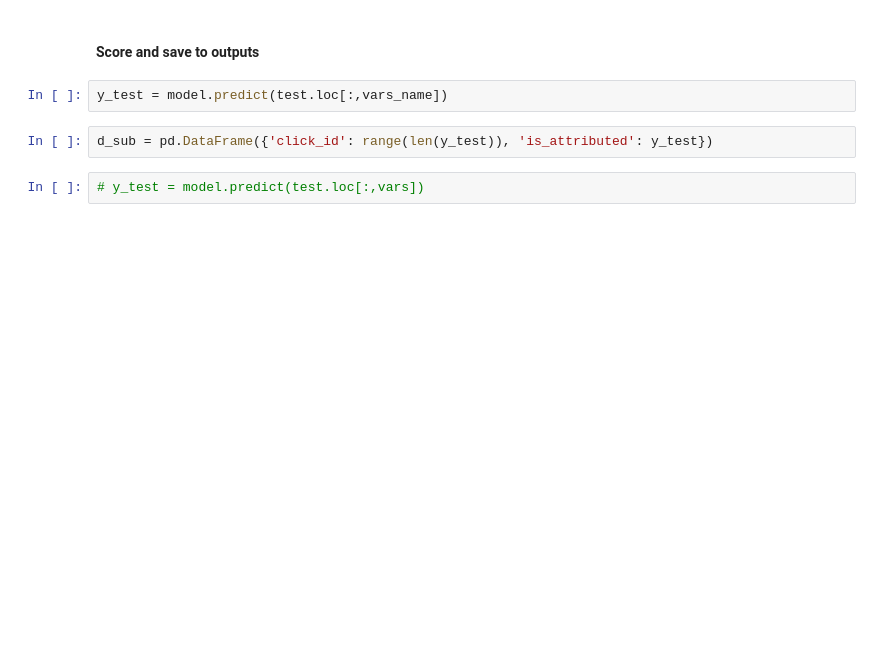
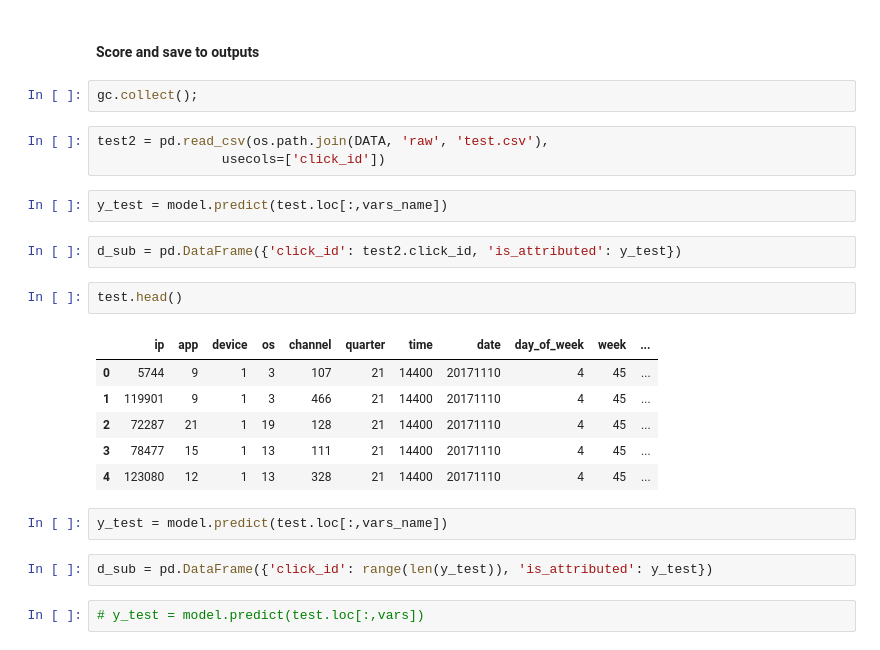
Before and after one commit to toni057/adtracking, a Jupyter notebook: notebooks/02-fitting-lgb-1.ipynb, the cells around one changed output. Saved outputs shown, nothing was run; the diff lists cells and outputs as text; blank space fills up the shorter version.

```diff
--- a/notebooks/02-fitting-lgb-1.ipynb
+++ b/notebooks/02-fitting-lgb-1.ipynb
@@ -287,5 +241,23 @@ print('[{}] Finished LGBM Training'.format(time.time() - start_time))
 # %% [markdown]
 #### Score and save to outputs
+# %%
+gc.collect();
+# %%
+test2 = pd.read_csv(os.path.join(DATA, 'raw', 'test.csv'),
+                usecols=['click_id'])
+# %%
+y_test = model.predict(test.loc[:,vars_name])
+# %%
+d_sub = pd.DataFrame({'click_id': test2.click_id, 'is_attributed': y_test})
+# %%
+test.head()
+# %% [output]
+|  | ip | app | device | os | channel | quarter | time | date | day_of_week | week | ... |
+| 0 | 5744 | 9 | 1 | 3 | 107 | 21 | 14400 | 20171110 | 4 | 45 | ... |
+| 1 | 119901 | 9 | 1 | 3 | 466 | 21 | 14400 | 20171110 | 4 | 45 | ... |
+| 2 | 72287 | 21 | 1 | 19 | 128 | 21 | 14400 | 20171110 | 4 | 45 | ... |
+| 3 | 78477 | 15 | 1 | 13 | 111 | 21 | 14400 | 20171110 | 4 | 45 | ... |
+| 4 | 123080 | 12 | 1 | 13 | 328 | 21 | 14400 | 20171110 | 4 | 45 | ... |
 # %%
 y_test = model.predict(test.loc[:,vars_name])
 # %%
```
Also changed, not shown: parts of 25 cells of this notebook, 1 other file.
